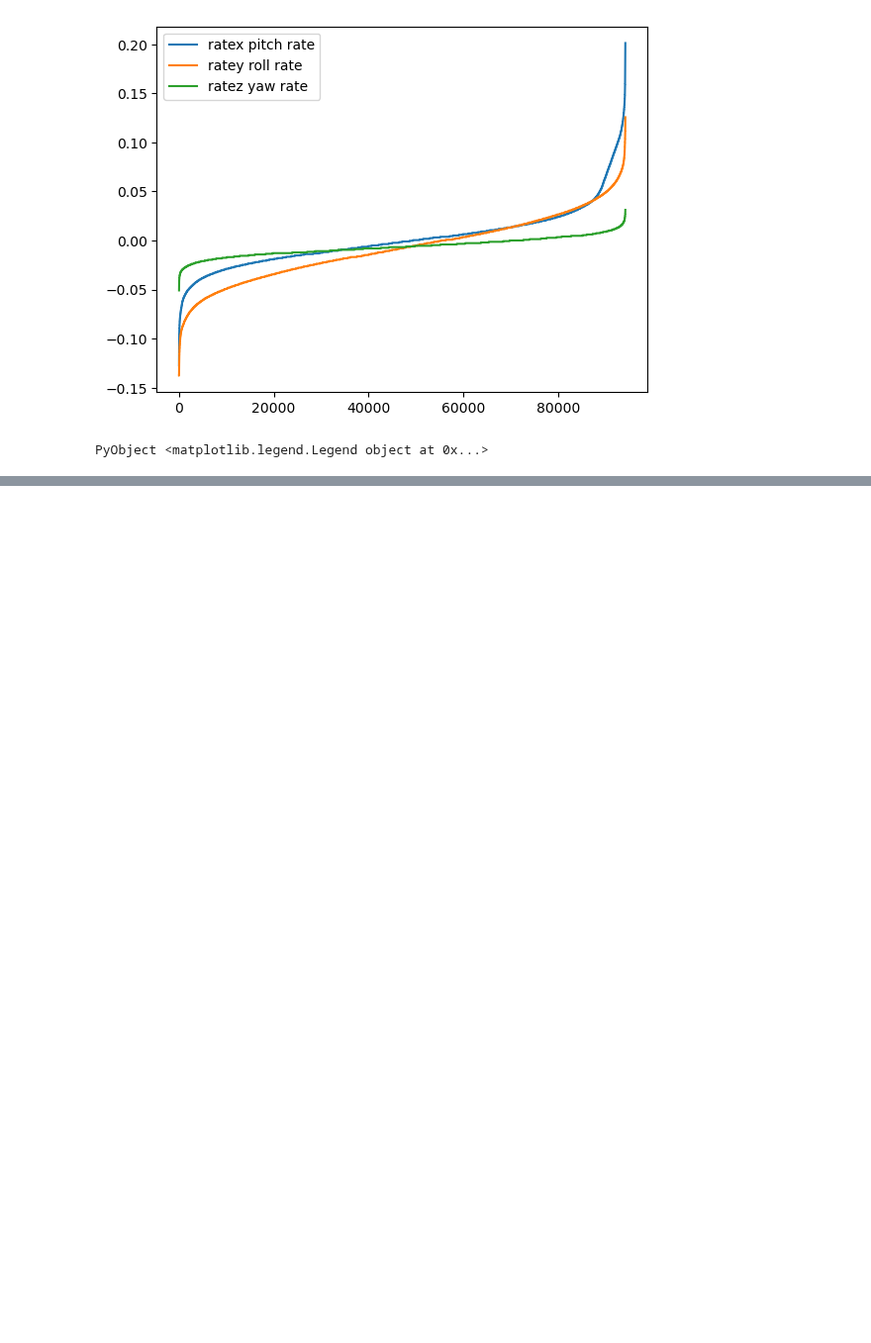
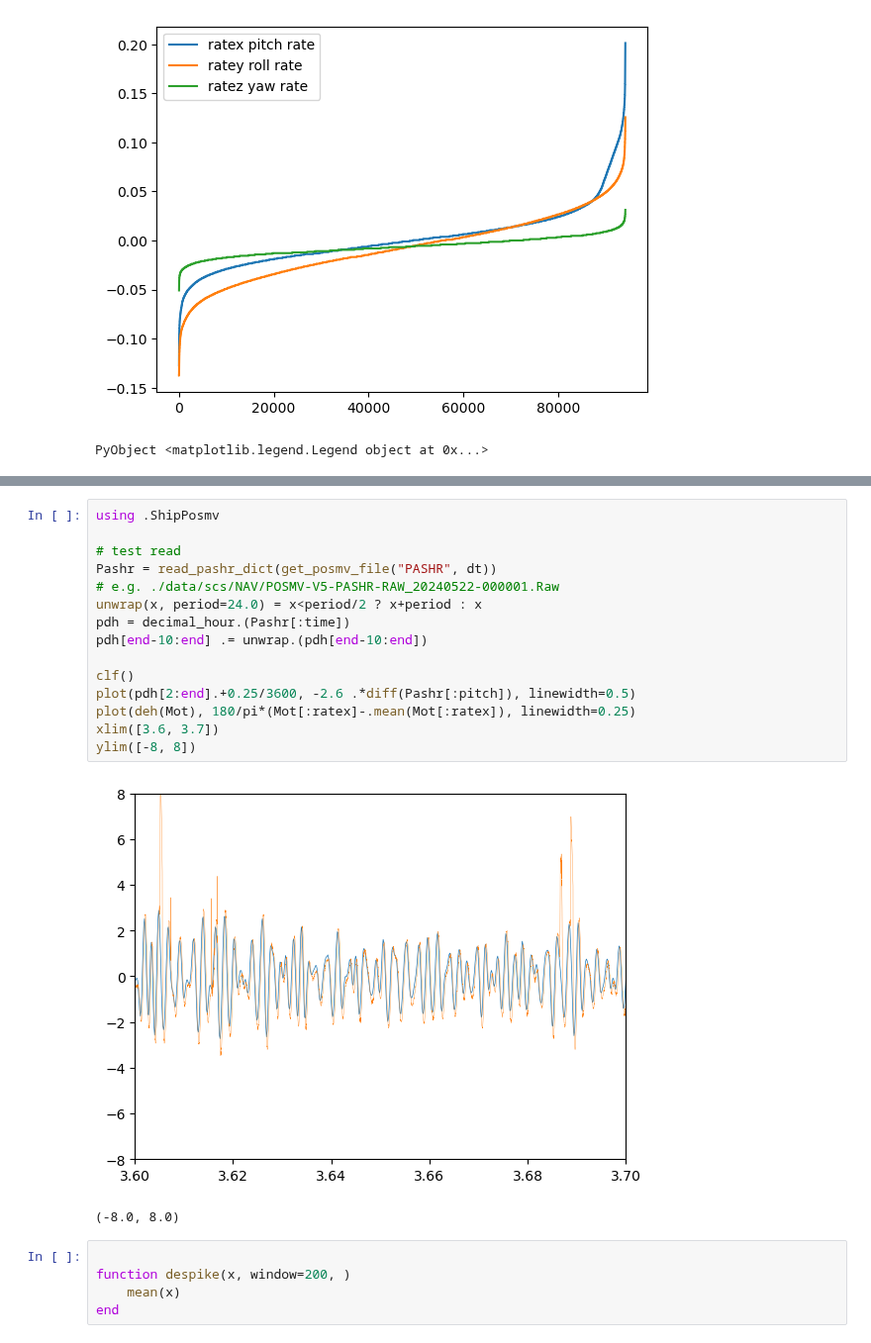
Before and after one commit to deszoeke/ASTRAL-mast, a Jupyter notebook: read_mot.ipynb, the cells around one changed output, grey strips where cells are left out. Shown at 99% size. Saved outputs shown, nothing was run; the diff lists cells and outputs as text; blank space fills up the shorter version.

Commit message:
compare pitches

```diff
--- a/read_mot.ipynb
+++ b/read_mot.ipynb
@@ -343,0 +414,23 @@ Closest candidates are:
+# %%
+using .ShipPosmv
+
+# test read
+Pashr = read_pashr_dict(get_posmv_file("PASHR", dt))
+# e.g. ./data/scs/NAV/POSMV-V5-PASHR-RAW_20240522-000001.Raw
+unwrap(x, period=24.0) = x<period/2 ? x+period : x
+pdh = decimal_hour.(Pashr[:time])
+pdh[end-10:end] .= unwrap.(pdh[end-10:end])
+
+clf()
+plot(pdh[2:end].+0.25/3600, -2.6 .*diff(Pashr[:pitch]), linewidth=0.5)
+plot(deh(Mot), 180/pi*(Mot[:ratex]-.mean(Mot[:ratex]), linewidth=0.25)
+xlim([3.6, 3.7])
+ylim([-8, 8])
+# %% [output]
+[figure, added]
+(-8.0, 8.0)
+# %%
+
+function despike(x, window=200, )
+    mean(x)
+end
```
Also changed, not shown: parts of 4 cells of this notebook, 1 other file.
